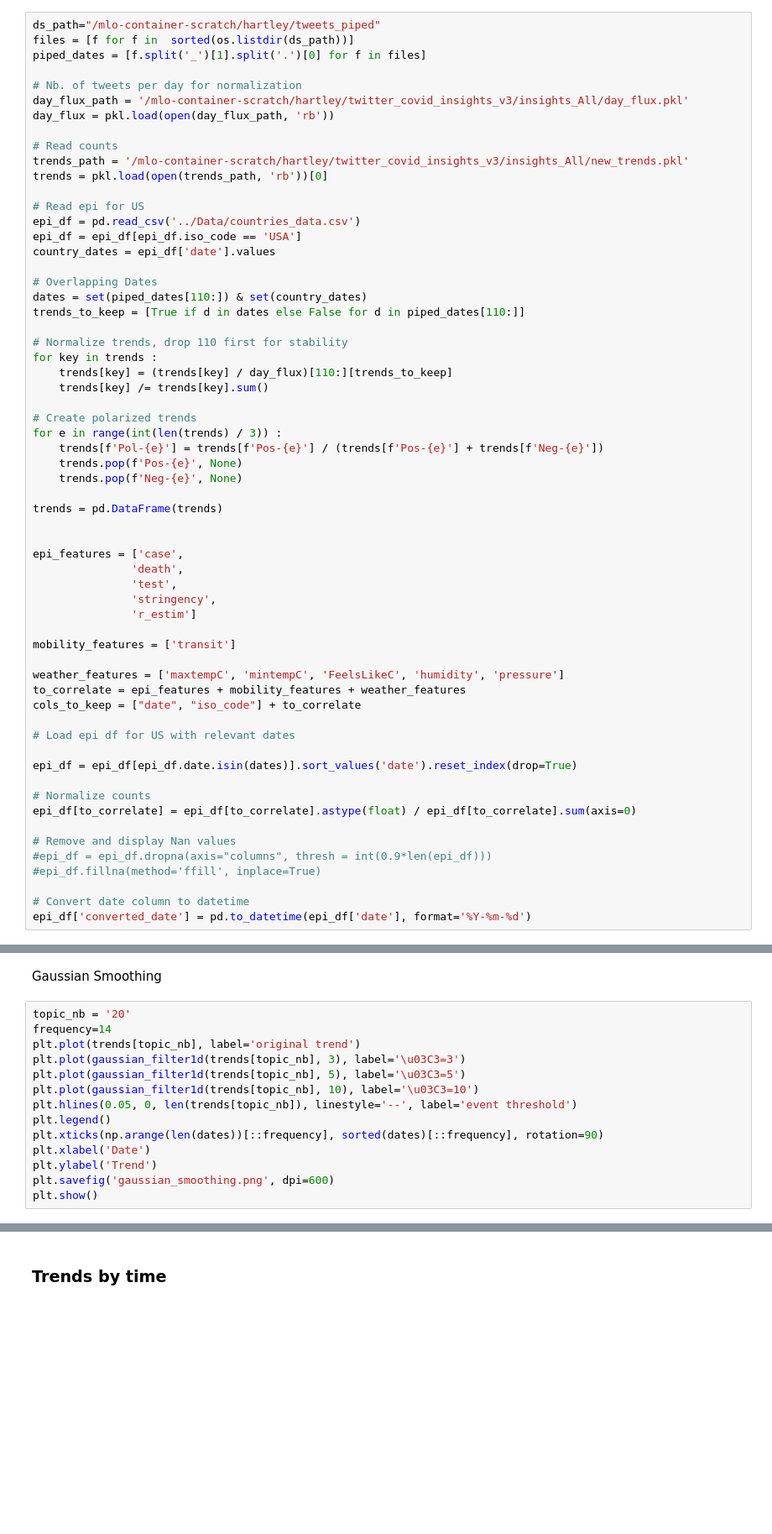
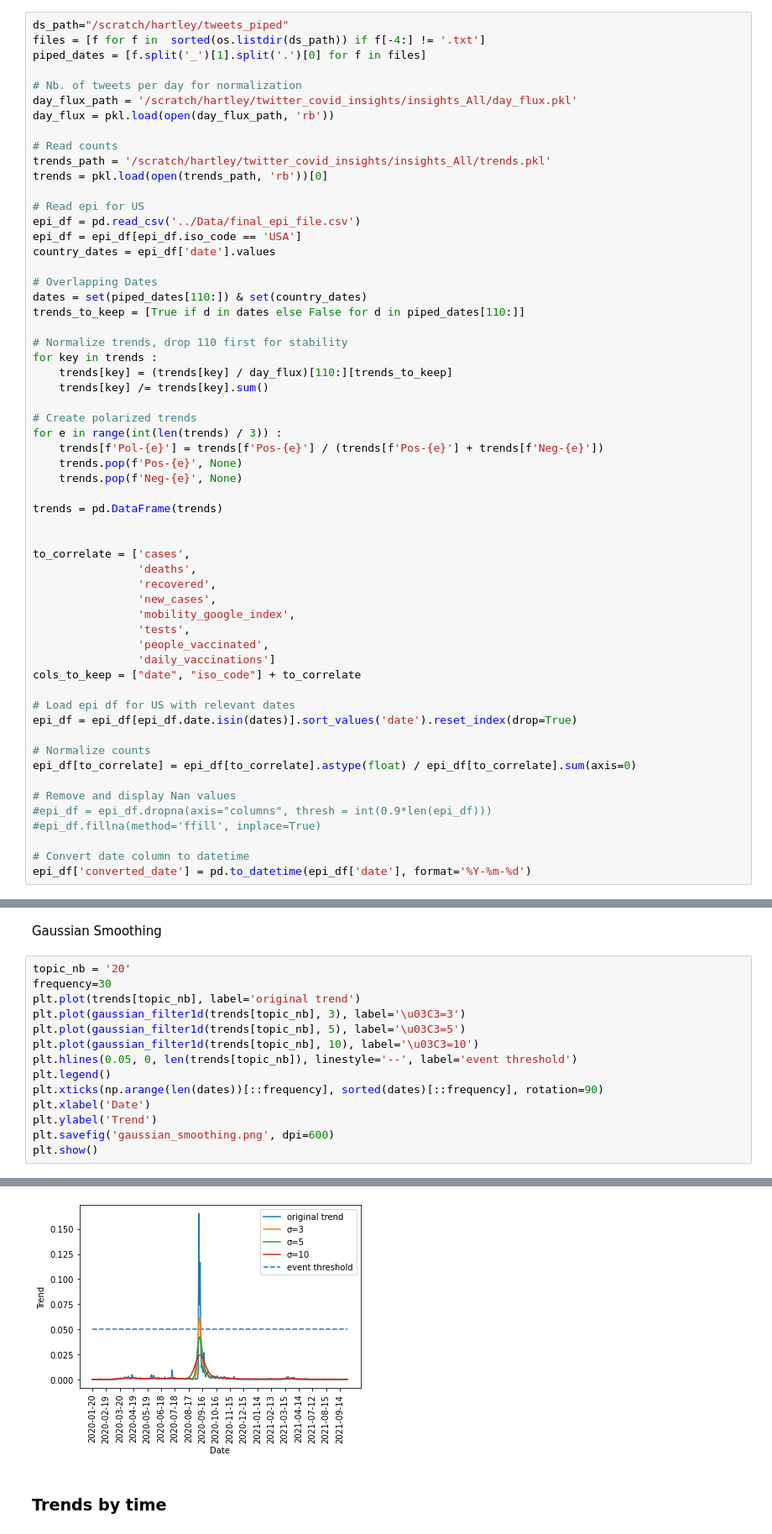
Before and after one commit to TwitterVisualization/Topics_Visualization, a Jupyter notebook: paper_code/notebooks/Correlations.ipynb, the cells around one changed output, grey strips where cells are left out. Shown at 84% size. Cells and saved outputs as stored; diff of their text form; blank space fills up the shorter version.

Commit message:
Trends computed, Country data merged, currently adapting draft checks

```diff
--- a/paper_code/notebooks/Correlations.ipynb
+++ b/paper_code/notebooks/Correlations.ipynb
@@ -20,18 +13,18 @@ topics_growth.pkl  word2vec_150d.model  word_counts.pkl
 # %%
-ds_path="/mlo-container-scratch/hartley/tweets_piped"
-files = [f for f in  sorted(os.listdir(ds_path))]
+ds_path="/scratch/hartley/tweets_piped"
+files = [f for f in  sorted(os.listdir(ds_path)) if f[-4:] != '.txt']
 piped_dates = [f.split('_')[1].split('.')[0] for f in files]
 
 # Nb. of tweets per day for normalization
-day_flux_path = '/mlo-container-scratch/hartley/twitter_covid_insights_v3/insights_All/day_flux.pkl'
+day_flux_path = '/scratch/hartley/twitter_covid_insights/insights_All/day_flux.pkl'
 day_flux = pkl.load(open(day_flux_path, 'rb'))
 
 # Read counts
-trends_path = '/mlo-container-scratch/hartley/twitter_covid_insights_v3/insights_All/new_trends.pkl'
+trends_path = '/scratch/hartley/twitter_covid_insights/insights_All/trends.pkl'
 trends = pkl.load(open(trends_path, 'rb'))[0]
 
 # Read epi for US
-epi_df = pd.read_csv('../Data/countries_data.csv')
+epi_df = pd.read_csv('../Data/final_epi_file.csv')
 epi_df = epi_df[epi_df.iso_code == 'USA']
 country_dates = epi_df['date'].values
 
@@ -53,20 +46,17 @@ for e in range(int(len(trends) / 3)) :
 trends = pd.DataFrame(trends)
 
 
-epi_features = ['case',
-               'death',
-               'test',
-               'stringency',
-               'r_estim']
-
-mobility_features = ['transit']
-
-weather_features = ['maxtempC', 'mintempC', 'FeelsLikeC', 'humidity', 'pressure']
-to_correlate = epi_features + mobility_features + weather_features
+to_correlate = ['cases',
+                'deaths',
+                'recovered',
+                'new_cases',
+                'mobility_google_index',
+                'tests',
+                'people_vaccinated',
+                'daily_vaccinations']
 cols_to_keep = ["date", "iso_code"] + to_correlate
 
 # Load epi df for US with relevant dates
-
 epi_df = epi_df[epi_df.date.isin(dates)].sort_values('date').reset_index(drop=True)
 
 # Normalize counts
@@ -84,7 +72,7 @@ FileNotFoundError: [Errno 2] No such file or directory: '/mlo-container-scratch/
 Gaussian Smoothing
 # %%
 topic_nb = '20'
-frequency=14
+frequency=30
 plt.plot(trends[topic_nb], label='original trend')
 plt.plot(gaussian_filter1d(trends[topic_nb], 3), label='\u03C3=3')
 plt.plot(gaussian_filter1d(trends[topic_nb], 5), label='\u03C3=5')
@@ -101,3 +88,4 @@ NameError: name 'trends' is not defined
+[figure, added]
 # %% [markdown]
 ### Trends by time
 # %%
```
Also changed, not shown: parts of 6 cells of this notebook, 8 other files.
